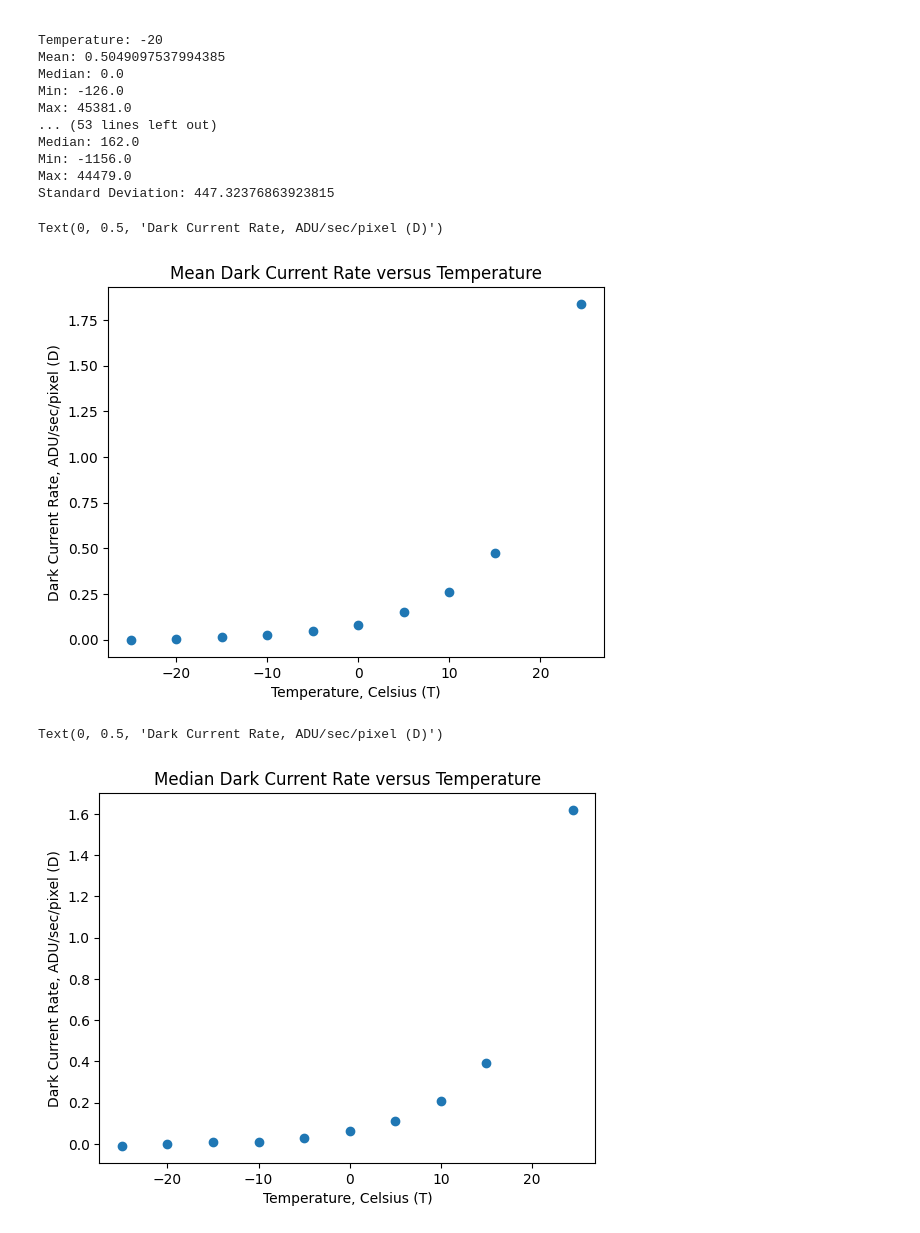
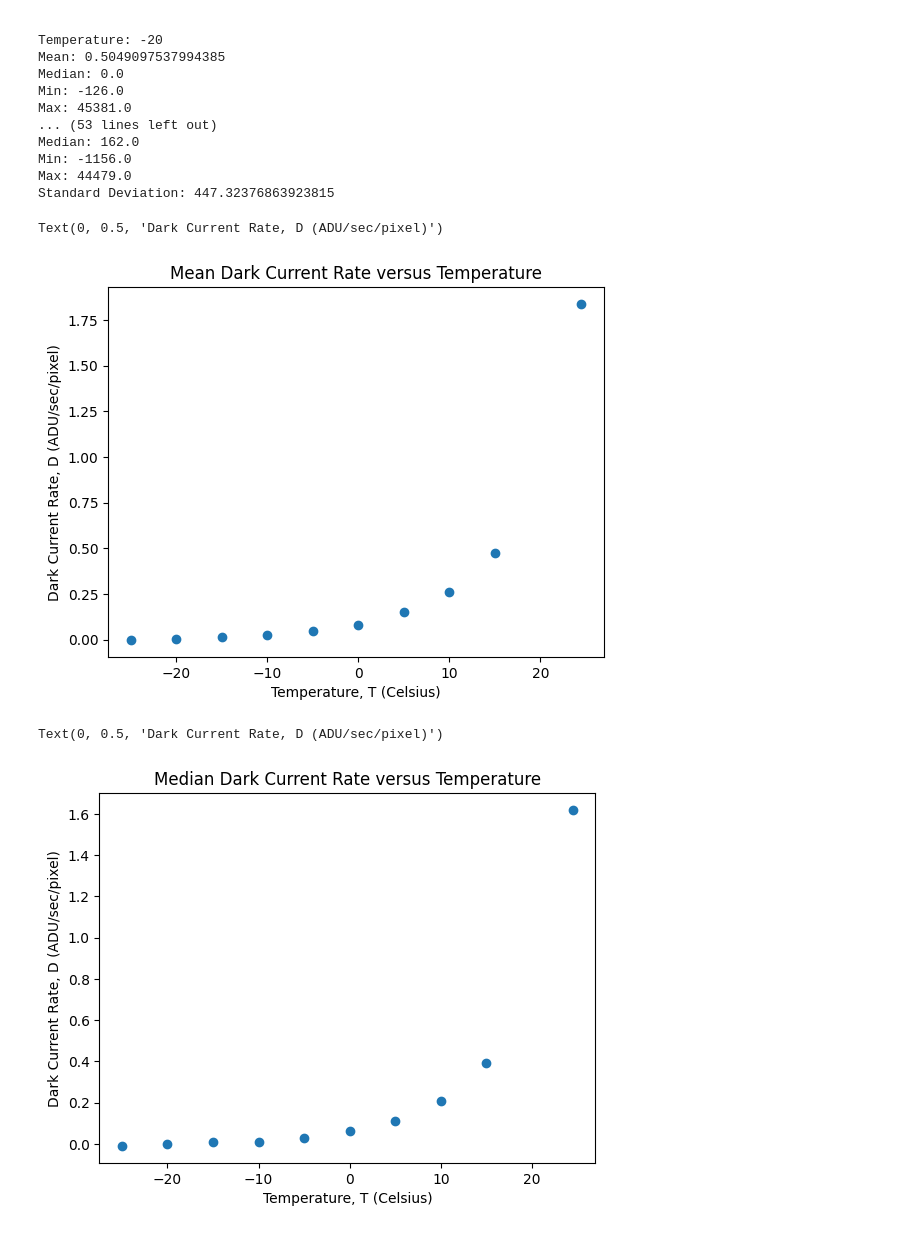
Before and after one commit to zangston/ASTR-3130, a Jupyter notebook: Lab 3/Part 1/subtraction.ipynb, the cells around one changed output. Drawn from its saved outputs; the diff is of its cells as text; code cells hidden in the pictures.

```diff
--- a/Lab 3/Part 1/subtraction.ipynb
+++ b/Lab 3/Part 1/subtraction.ipynb
@@ -87,20 +89,20 @@ for i in range(len(temps)):
 # %%
 # plot mean dark current rate as a function of increasing temperature
 plot_temps = [-25, -20, -15, -10, -5, 0, 5, 10, 15, 24.5]
 
 plt.scatter(plot_temps, dark_current_mean)
 plt.title('Mean Dark Current Rate versus Temperature')
-plt.xlabel('Temperature, Celsius (T)')
-plt.ylabel('Dark Current Rate, ADU/sec/pixel (D)')
+plt.xlabel('Temperature, T (Celsius)')
+plt.ylabel('Dark Current Rate, D (ADU/sec/pixel)')
 # %% [output]
-Text(0, 0.5, 'Dark Current Rate, ADU/sec/pixel (D)')
+Text(0, 0.5, 'Dark Current Rate, D (ADU/sec/pixel)')
-[figure, old version]
+[figure, new version]
 # %%
 # reproduce plot for median
 plt.scatter(plot_temps, dark_current_med)
 plt.title('Median Dark Current Rate versus Temperature')
-plt.xlabel('Temperature, Celsius (T)')
-plt.ylabel('Dark Current Rate, ADU/sec/pixel (D)')
+plt.xlabel('Temperature, T (Celsius)')
+plt.ylabel('Dark Current Rate, D (ADU/sec/pixel)')
 # %% [output]
-Text(0, 0.5, 'Dark Current Rate, ADU/sec/pixel (D)')
+Text(0, 0.5, 'Dark Current Rate, D (ADU/sec/pixel)')
-[figure, old version]
+[figure, new version]
```
Also changed, not shown: parts of 4 cells of this notebook.
